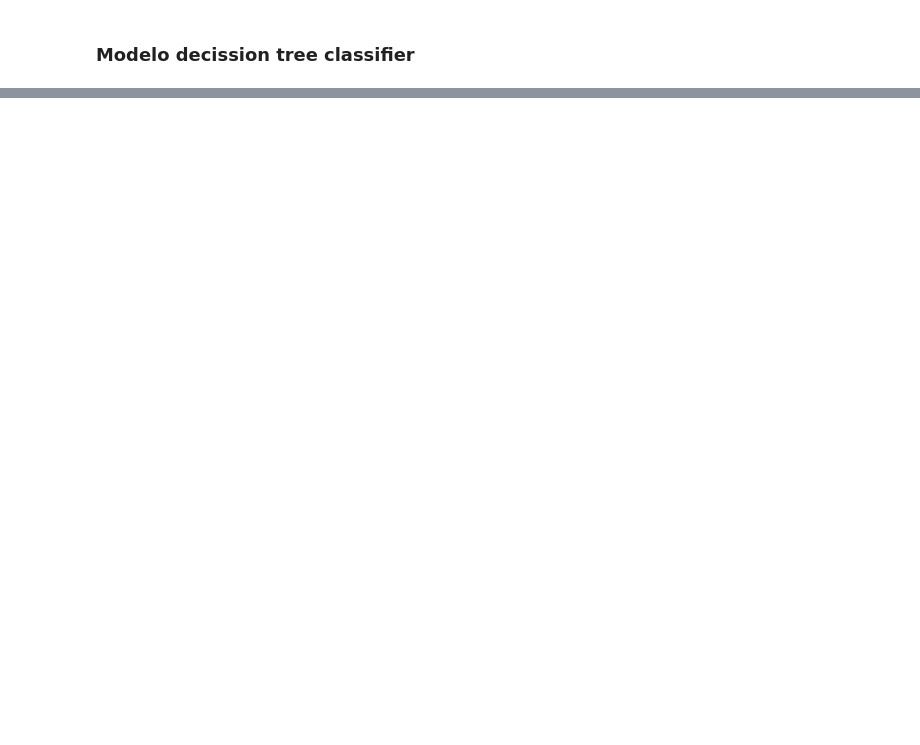
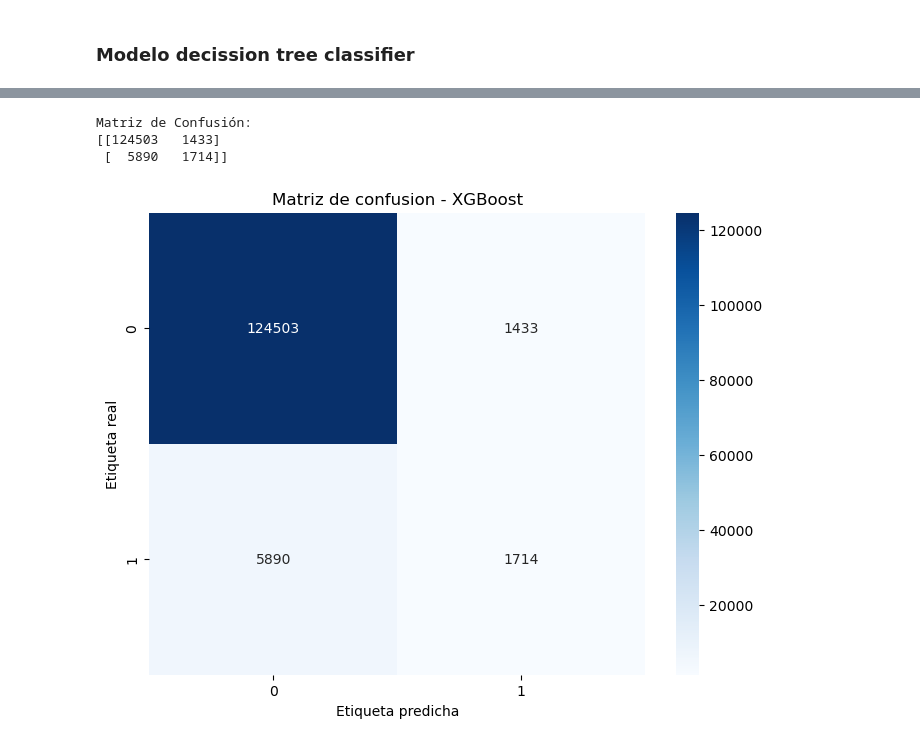
Before and after one commit to arasolfer/multiple_analysis, a Jupyter notebook: heart_disease/heart_disease_prediction.ipynb, the cells around one changed output, grey strips where cells are left out. Drawn from its saved outputs; the diff is of its cells as text; code cells hidden in the pictures; blank space fills up the shorter version.

```diff
--- a/heart_disease/heart_disease_prediction.ipynb
+++ b/heart_disease/heart_disease_prediction.ipynb
@@ -917,0 +1109,9 @@ Comparando el modelo de regresión logística y el de decission trees classifier
+# %%
+# pipeline
+model_xgboost = Pipeline(steps=[
+    ('preprocessor', preprocessor),
+    ('classifier', xgb.XGBClassifier(eval_metric='logloss', random_state=42)
+)])
+# %%
+# ajustar a los datos de entrenamiento
+model_xgboost.fit(x_train, y_train.values.flatten())
@@ -917,0 +1138,3 @@ Comparando el modelo de regresión logística y el de decission trees classifier
+# %%
+# realizar predicciones
+y_pred = model_xgboost.predict(x_test)
@@ -917,0 +1158,17 @@ Comparando el modelo de regresión logística y el de decission trees classifier
+# %%
+# matriz de Confusión
+conf_matrix = confusion_matrix(y_test, y_pred)
+print('Matriz de Confusión:')
+print(conf_matrix)
+# %% [output]
+Matriz de Confusión:
+[[124503   1433]
+ [  5890   1714]]
+# %%
+# extraer las clases
+classes = np.sort(np.unique(y_test))
+
+# graficar la matriz
+plot_confusion_matrix(conf_matrix, classes, title="Matriz de confusion - XGBoost")
+# %% [output]
+[figure, added]
```
Also changed, not shown: parts of 57 cells of this notebook.
